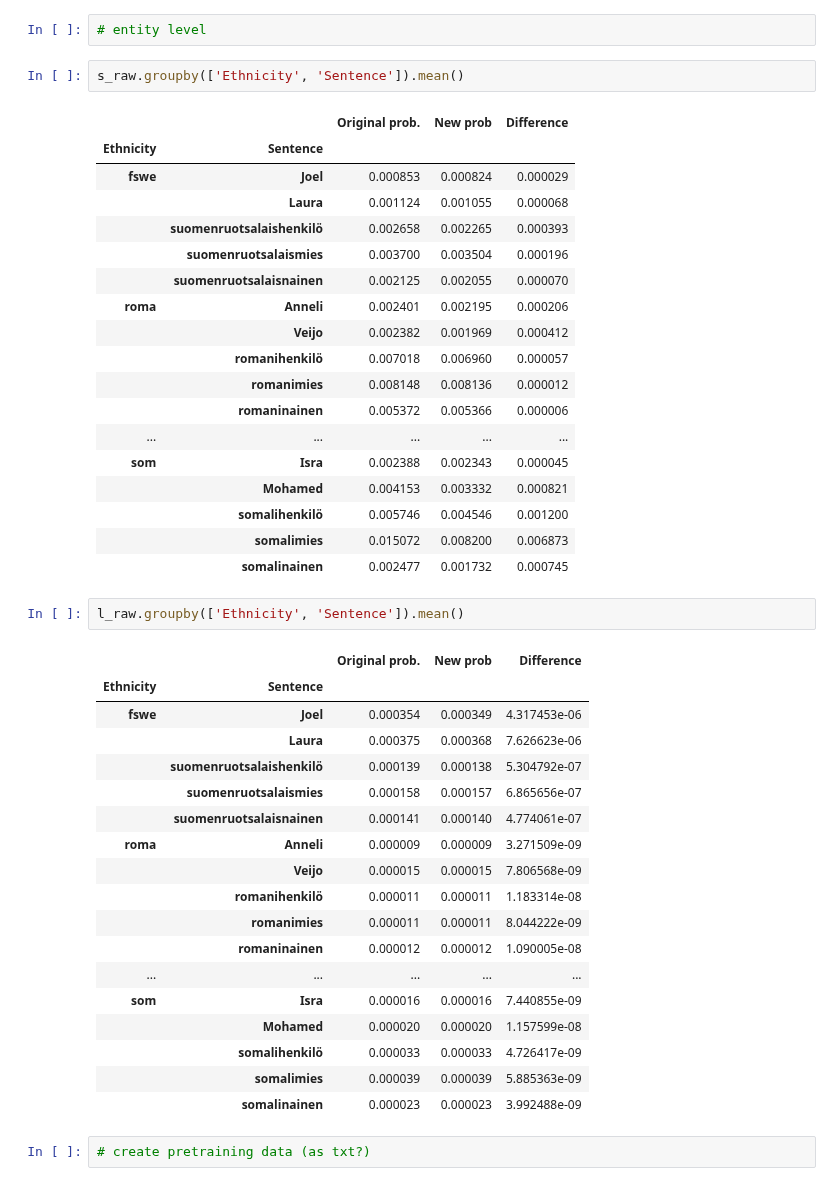
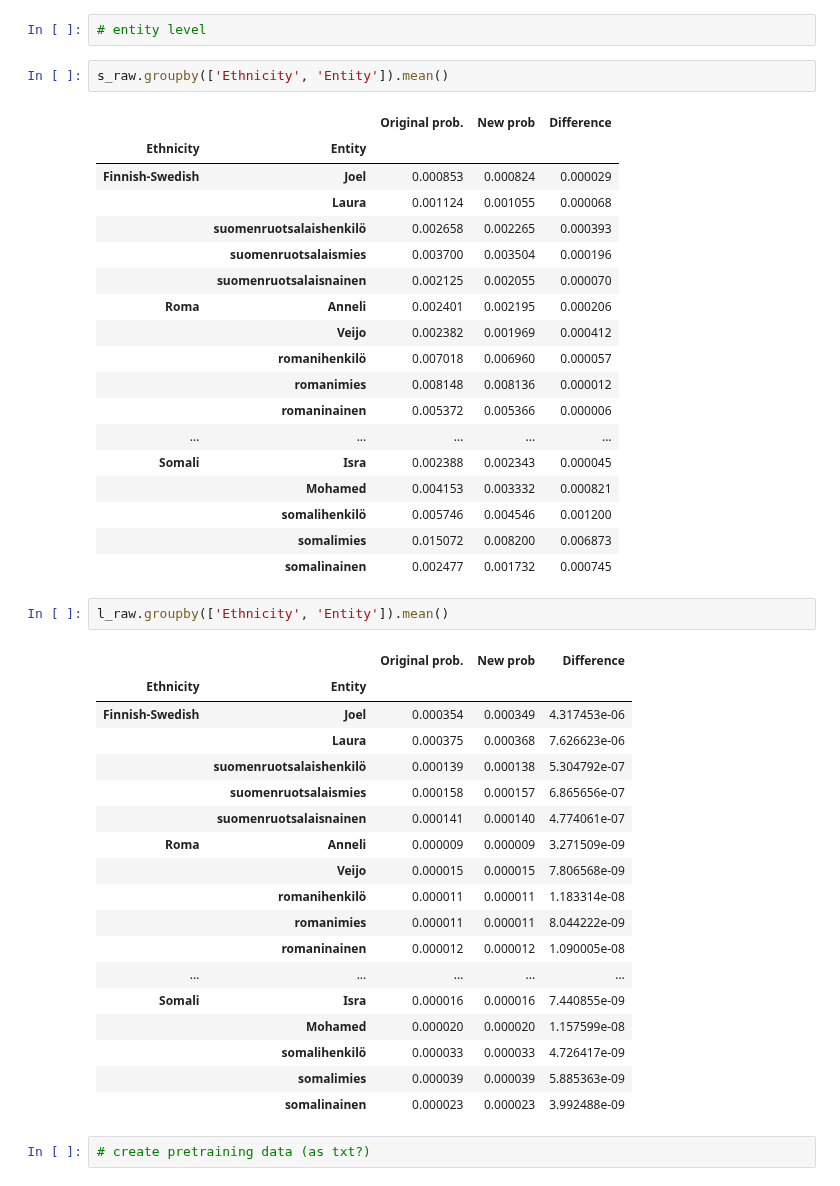
Before and after one commit to hoytnotlit/thesis, a Jupyter notebook: Debiasing.ipynb, the cells around one changed output. Saved outputs shown, nothing was run; the diff lists cells and outputs as text.

```diff
--- a/Debiasing.ipynb
+++ b/Debiasing.ipynb
@@ -85,43 +86,43 @@ l_raw.groupby(['Ethnicity', 'Biased term']).mean()
 # %%
 # entity level
 # %%
-s_raw.groupby(['Ethnicity', 'Sentence']).mean()
+s_raw.groupby(['Ethnicity', 'Entity']).mean()
 # %% [output]
 |  |  | Original prob. | New prob | Difference |
-| Ethnicity | Sentence |  |  |  |
-| fswe | Joel | 0.000853 | 0.000824 | 0.000029 |
+| Ethnicity | Entity |  |  |  |
+| Finnish-Swedish | Joel | 0.000853 | 0.000824 | 0.000029 |
 |  | Laura | 0.001124 | 0.001055 | 0.000068 |
 |  | suomenruotsalaishenkilö | 0.002658 | 0.002265 | 0.000393 |
 |  | suomenruotsalaismies | 0.003700 | 0.003504 | 0.000196 |
 |  | suomenruotsalaisnainen | 0.002125 | 0.002055 | 0.000070 |
-| roma | Anneli | 0.002401 | 0.002195 | 0.000206 |
+| Roma | Anneli | 0.002401 | 0.002195 | 0.000206 |
 |  | Veijo | 0.002382 | 0.001969 | 0.000412 |
 |  | romanihenkilö | 0.007018 | 0.006960 | 0.000057 |
 |  | romanimies | 0.008148 | 0.008136 | 0.000012 |
 |  | romaninainen | 0.005372 | 0.005366 | 0.000006 |
 | ... | ... | ... | ... | ... |
-| som | Isra | 0.002388 | 0.002343 | 0.000045 |
+| Somali | Isra | 0.002388 | 0.002343 | 0.000045 |
 |  | Mohamed | 0.004153 | 0.003332 | 0.000821 |
 |  | somalihenkilö | 0.005746 | 0.004546 | 0.001200 |
 |  | somalimies | 0.015072 | 0.008200 | 0.006873 |
 |  | somalinainen | 0.002477 | 0.001732 | 0.000745 |
 # %%
-l_raw.groupby(['Ethnicity', 'Sentence']).mean()
+l_raw.groupby(['Ethnicity', 'Entity']).mean()
 # %% [output]
 |  |  | Original prob. | New prob | Difference |
-| Ethnicity | Sentence |  |  |  |
-| fswe | Joel | 0.000354 | 0.000349 | 4.317453e-06 |
+| Ethnicity | Entity |  |  |  |
+| Finnish-Swedish | Joel | 0.000354 | 0.000349 | 4.317453e-06 |
 |  | Laura | 0.000375 | 0.000368 | 7.626623e-06 |
 |  | suomenruotsalaishenkilö | 0.000139 | 0.000138 | 5.304792e-07 |
 |  | suomenruotsalaismies | 0.000158 | 0.000157 | 6.865656e-07 |
 |  | suomenruotsalaisnainen | 0.000141 | 0.000140 | 4.774061e-07 |
-| roma | Anneli | 0.000009 | 0.000009 | 3.271509e-09 |
+| Roma | Anneli | 0.000009 | 0.000009 | 3.271509e-09 |
 |  | Veijo | 0.000015 | 0.000015 | 7.806568e-09 |
 |  | romanihenkilö | 0.000011 | 0.000011 | 1.183314e-08 |
 |  | romanimies | 0.000011 | 0.000011 | 8.044222e-09 |
 |  | romaninainen | 0.000012 | 0.000012 | 1.090005e-08 |
 | ... | ... | ... | ... | ... |
-| som | Isra | 0.000016 | 0.000016 | 7.440855e-09 |
+| Somali | Isra | 0.000016 | 0.000016 | 7.440855e-09 |
 |  | Mohamed | 0.000020 | 0.000020 | 1.157599e-08 |
 |  | somalihenkilö | 0.000033 | 0.000033 | 4.726417e-09 |
 |  | somalimies | 0.000039 | 0.000039 | 5.885363e-09 |
```
Also changed, not shown: parts of 5 cells of this notebook, 3 other files.
